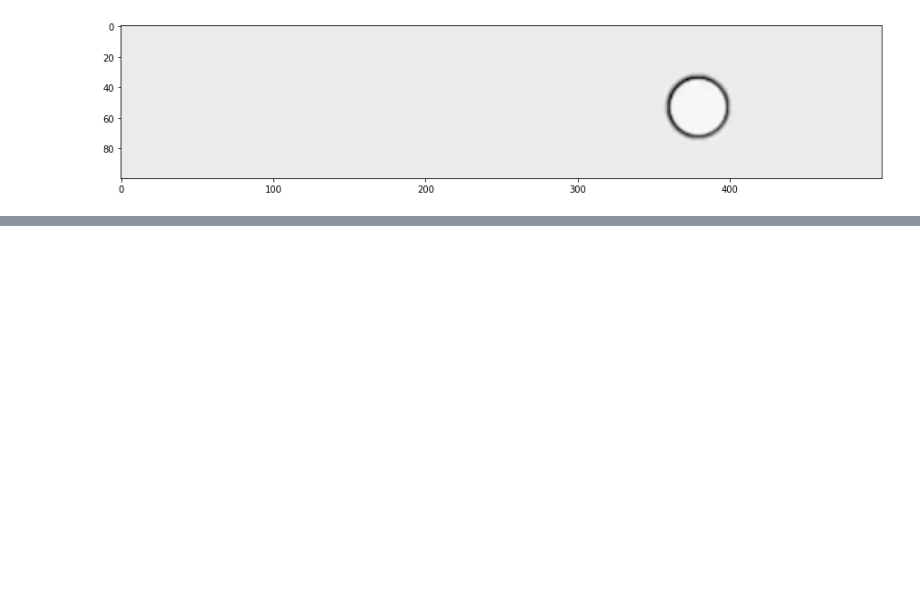
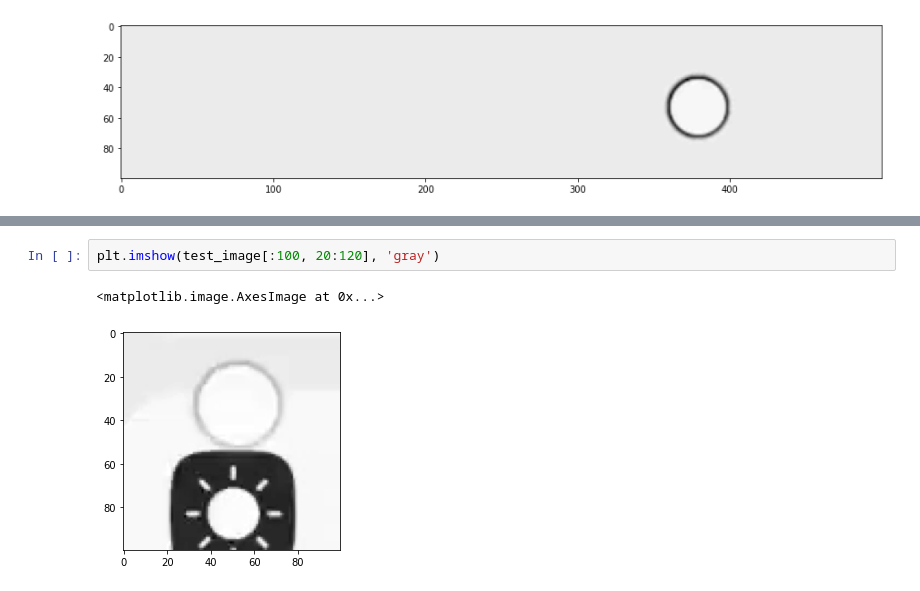
Before and after one commit to yousungchoi/tf2_object_detection_dataset, a Jupyter notebook: 55_optical_flow_new.ipynb, the cells around one changed output, grey strips where cells are left out. Drawn from its saved outputs; the diff is of its cells as text; blank space fills up the shorter version.

```diff
--- a/55_optical_flow_new.ipynb
+++ b/55_optical_flow_new.ipynb
@@ -298,0 +447,5 @@ plt.imshow(test_image, 'gray')
+# %%
+plt.imshow(test_image[:100, 20:120], 'gray')
+# %% [output]
+<matplotlib.image.AxesImage at 0x...>
+[figure, added]
```
Also changed, not shown: parts of 8 cells of this notebook, 1 other file.
